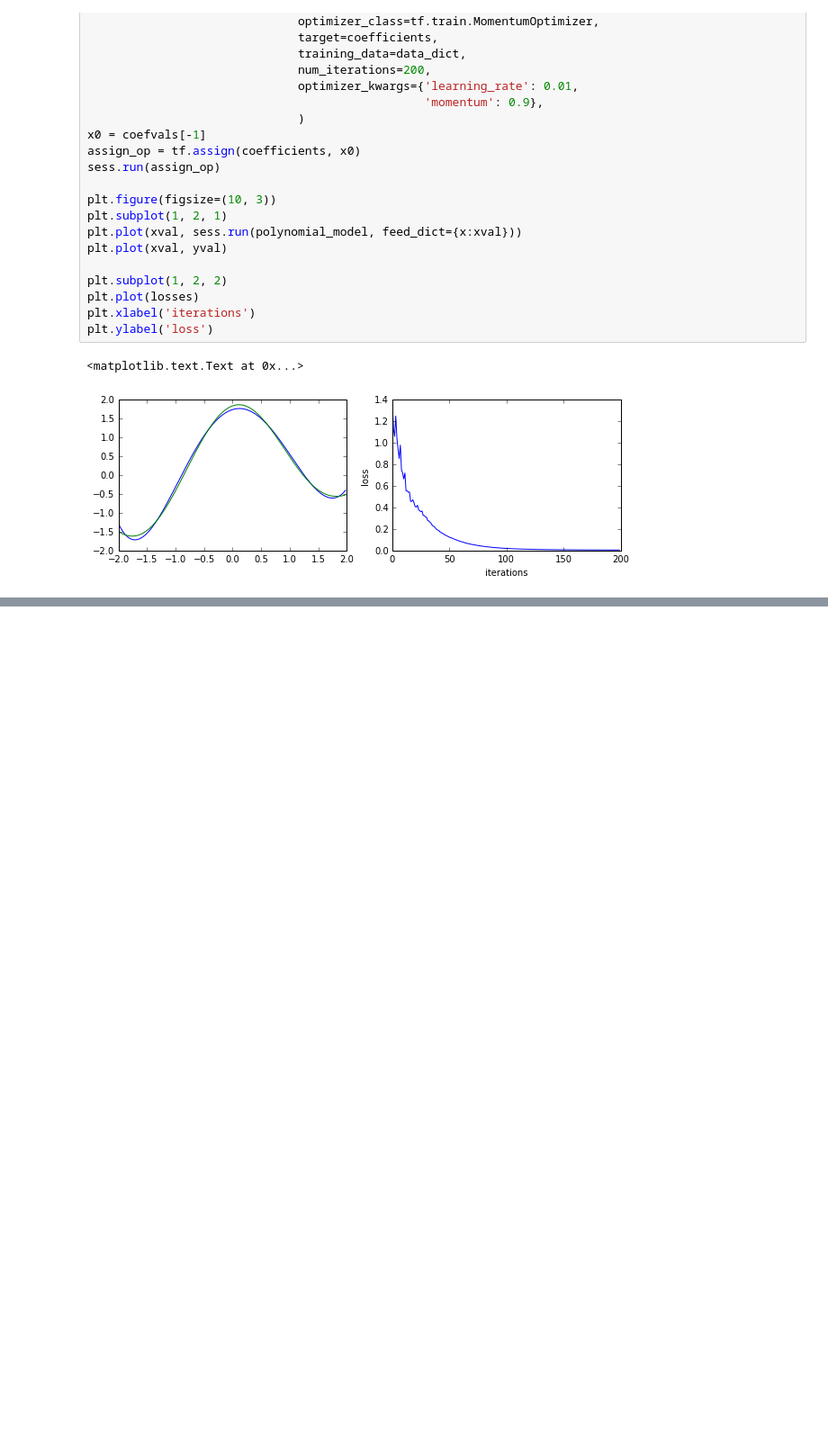
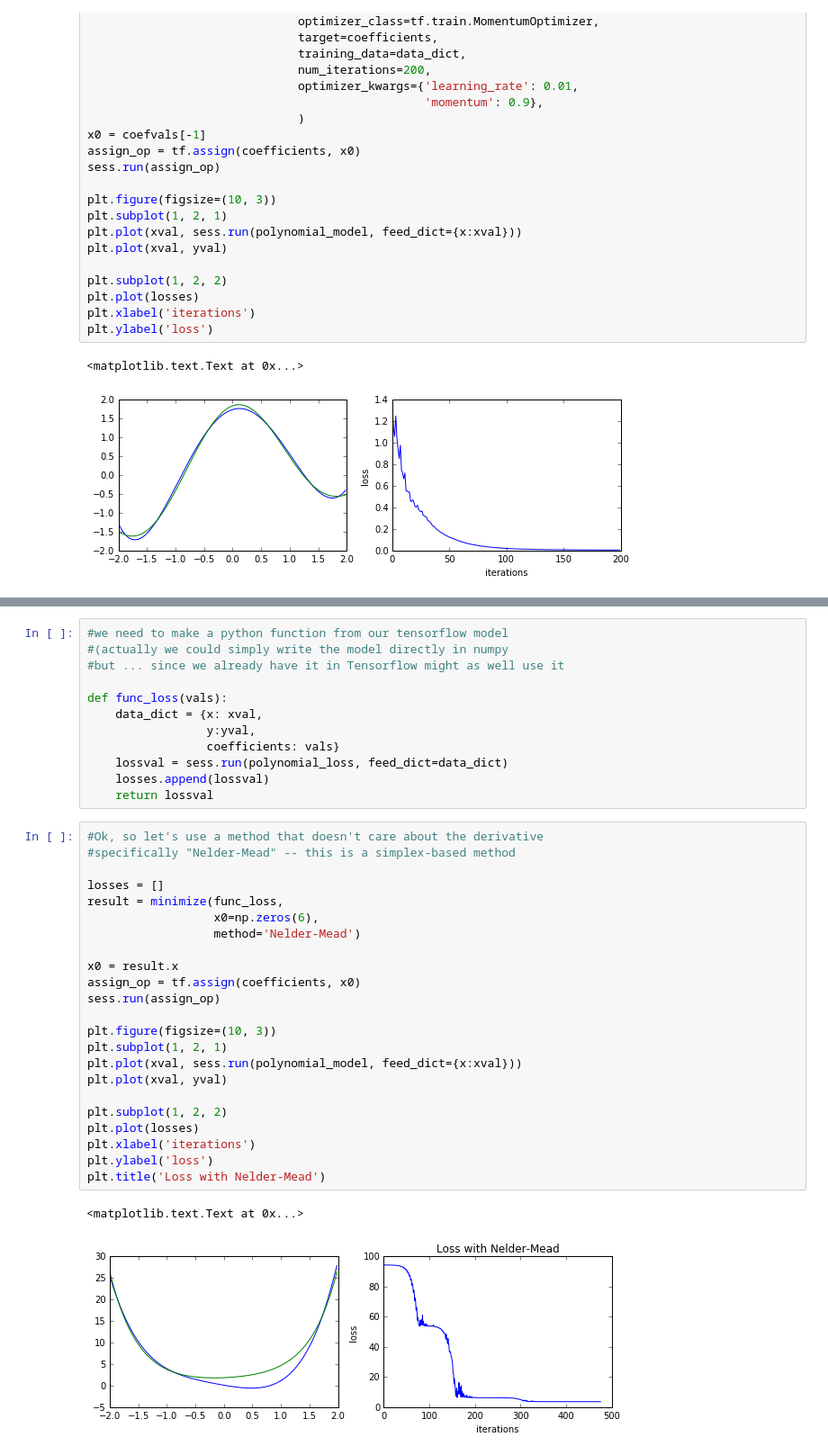
Before and after one commit to neuroailab/psych253, a Jupyter notebook: Lecture9.ipynb, the cells around one changed output, grey strips where cells are left out. Shown at 90% size. Drawn from its saved outputs; the diff is of its cells as text; blank space fills up the shorter version.

```diff
--- a/Lecture9.ipynb
+++ b/Lecture9.ipynb
@@ -925,0 +914,38 @@ plt.ylabel('loss')
+# %%
+#we need to make a python function from our tensorflow model
+#(actually we could simply write the model directly in numpy
+#but ... since we already have it in Tensorflow might as well use it
+
+def func_loss(vals):
+    data_dict = {x: xval,
+                 y:yval,
+                 coefficients: vals}
+    lossval = sess.run(polynomial_loss, feed_dict=data_dict)
+    losses.append(lossval)
+    return lossval
+# %%
+#Ok, so let's use a method that doesn't care about the derivative
+#specifically "Nelder-Mead" -- this is a simplex-based method
+
+losses = []
+result = minimize(func_loss,
+                  x0=np.zeros(6),
+                  method='Nelder-Mead')
+
+x0 = result.x
+assign_op = tf.assign(coefficients, x0)
+sess.run(assign_op)
+
+plt.figure(figsize=(10, 3))
+plt.subplot(1, 2, 1)
+plt.plot(xval, sess.run(polynomial_model, feed_dict={x:xval}))
+plt.plot(xval, yval)
+
+plt.subplot(1, 2, 2)
+plt.plot(losses)
+plt.xlabel('iterations')
+plt.ylabel('loss')
+plt.title('Loss with Nelder-Mead')
+# %% [output]
+<matplotlib.text.Text at 0x...>
+[figure, added]
```
Also changed, not shown: parts of 11 cells of this notebook.
